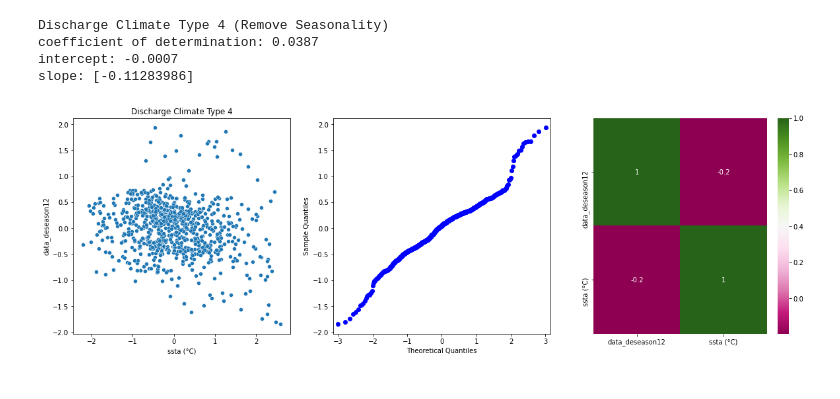
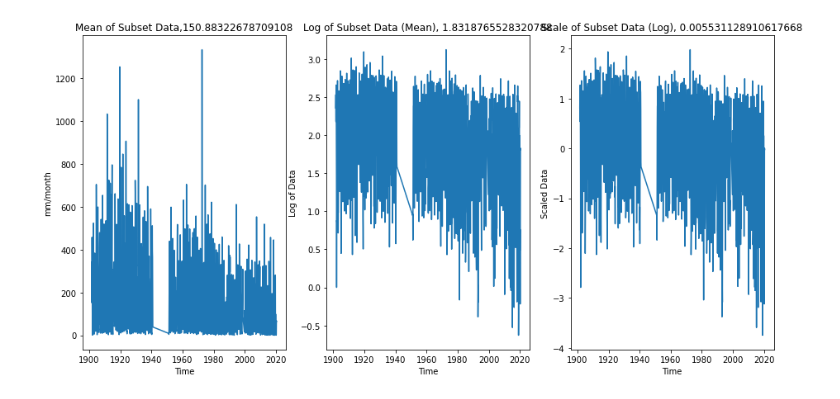
Before and after one commit to nsekhon91/discharge, a Jupyter notebook: ENSO.ipynb, the cells around one changed output. Saved outputs shown, nothing was run; the diff lists cells and outputs as text; code cells hidden in the pictures.

```diff
--- a/ENSO.ipynb
+++ b/ENSO.ipynb
@@ -735,21 +290,17 @@ plt.show()
 # %%
-#### give function criteria name and number, outputs river names, the mean of the rivers, and plotted with
-# given index and correlation coefficient
+''' Clean Data Set '''
+
 # HESS colors: CTI - black ; CTII - green ; CTIII - orange; CTIV - brown; CPE I - indigo; CPE II - orange ; CPE III - piink ;
-# TRMM colors: Cluster1 - black; Cluster2 - green; Cluster3 - purple; Cluster4 - magenta; Cluster 5 - brown; Cluster 6 - grey
 
 criteria_dis = pd.read_csv('../discharge/Data/Files/CriteriaTableDis_HESS.csv')
-criteria_rain= pd.read_csv('../discharge/Data/Files/CriteriaTableRain_HESS.csv')
+df_clean_clim_dis_I   = clean_data(df_hess_hist_dropped,criteria_dis,'River Name','Climate Type',1,'Year',df_nino34a_rel)
+df_clean_clim_dis_II  = clean_data(df_hess_hist_dropped,criteria_dis,'River Name','Climate Type',2,'Year',df_nino34a_rel)
+df_clean_clim_dis_III = clean_data(df_hess_hist_dropped,criteria_dis,'River Name','Climate Type',3,'Year',df_nino34a_rel)
+df_clean_clim_dis_IV  = clean_data(df_hess_hist_dropped,criteria_dis,'River Name','Climate Type',4,'Year',df_nino34a_rel)
 
 
-df_clean_clim_dis_I,std_dis  = clean_data(df_hess_hist_dropped,criteria_dis,'River Name','Climate Type',1,'Year','black')
-df_clean_clim_dis_II,std_dis  = clean_data(df_hess_hist_dropped,criteria_dis,'River Name','Climate Type',2,'Year','green')
-df_clean_clim_dis_III,std_dis  = clean_data(df_hess_hist_dropped,criteria_dis,'River Name','Climate Type',3,'Year','orange')
-df_clean_clim_dis_IV,std_dis  = clean_data(df_hess_hist_dropped,criteria_dis,'River Name','Climate Type',4,'Year','brown')
-
-df_clean_clim_rain_I,std_rain = clean_data( df_rain_dropped,criteria_rain,'Station Name','Climate Type',1,'Date','black' ) #######
-df_clean_clim_rain_II,std_rain = clean_data( df_rain_dropped,criteria_rain,'Station Name','Climate Type',2,'Date','green' )
-df_clean_clim_rain_III,std_rain = clean_data( df_rain_dropped,criteria_rain,'Station Name','Climate Type',3,'Date','orange' )
-df_clean_clim_rain_IV,std_rain = clean_data( df_rain_dropped,criteria_rain,'Station Name','Climate Type',4,'Date','brown' )
-
-df_clean_clim_dis.head()
+criteria_rain= pd.read_csv('../discharge/Data/Files/CriteriaTableRain_HESS.csv')
+df_clean_clim_rain_I  = clean_data( df_rain_dropped,criteria_rain,'Station Name','Climate Type',1,'Date',df_nino34a_rel )
+df_clean_clim_rain_II = clean_data( df_rain_dropped,criteria_rain,'Station Name','Climate Type',2,'Date',df_nino34a_rel )
+df_clean_clim_rain_III= clean_data( df_rain_dropped,criteria_rain,'Station Name','Climate Type',3,'Date',df_nino34a_rel)
+df_clean_clim_rain_IV = clean_data( df_rain_dropped,criteria_rain,'Station Name','Climate Type',4,'Date',df_nino34a_rel)
@@ -778,27 +307,9 @@ plt.show()
-# %%
-##### scatter and linear regression
-# y = mx + b where x = ssta (indep), y = data_deseason(dep)
-fig, (ax1, ax2,ax3) = plt.subplots(figsize=(20, 6),nrows=1,ncols=3)
-sns.scatterplot(df_clean_clim_dis['ssta (°C)'],df_clean_clim_dis['data_deseason12'],ax=ax1).set_title('Discharge Climate Type 4') ########
-sm.qqplot(df_clean_clim_dis['data_deseason12'], ax=ax2) ###########
-sns.heatmap( df_clean_clim_dis.drop(['data_log', 'date', 'std', 'data_mean', 'data_scaled', 'data_detrend_L', ########
-       'data_detrend_P', 'data_deseason','Year','time'], axis=1 ).corr(), annot=True, cmap='PiYG');########
-#plt.savefig('Discharge Climate Type 4 (Remove Seasonal).png', dpi = 600) ########
-
-
-x = df_clean_clim_dis['ssta (°C)'].values.reshape(-1, 1)
-y = df_clean_clim_dis['data_deseason12'] ######
-model = LinearRegression().fit(x, y)
-r_sq = model.score(x, y)
-print('Discharge Climate Type 4 (Remove Seasonality)') ########
-print('coefficient of determination:', "{:.4f}".format(r_sq) )
-print('intercept:', "{:.4f}".format(model.intercept_) )
-print('slope:', model.coef_ )
-# %% [output]
-Discharge Climate Type 4 (Remove Seasonality)
-coefficient of determination: 0.0387
-intercept: -0.0007
-slope: [-0.11283986]
-[figure, removed]
+# %%
+''' Plot Data Set'''
+# HESS colors: CTI - black ; CTII - green ; CTIII - orange; CTIV - brown; CPE I - indigo; CPE II - orange ; CPE III - piink ;
+
+logscaled_plot(df_clean_clim_rain_I)
+# %% [output]
+[figure, added]
 # %%
 # Correlation plots with r value of river and rainfall data for the same climate type
```
Also changed, not shown: parts of 22 cells of this notebook.
